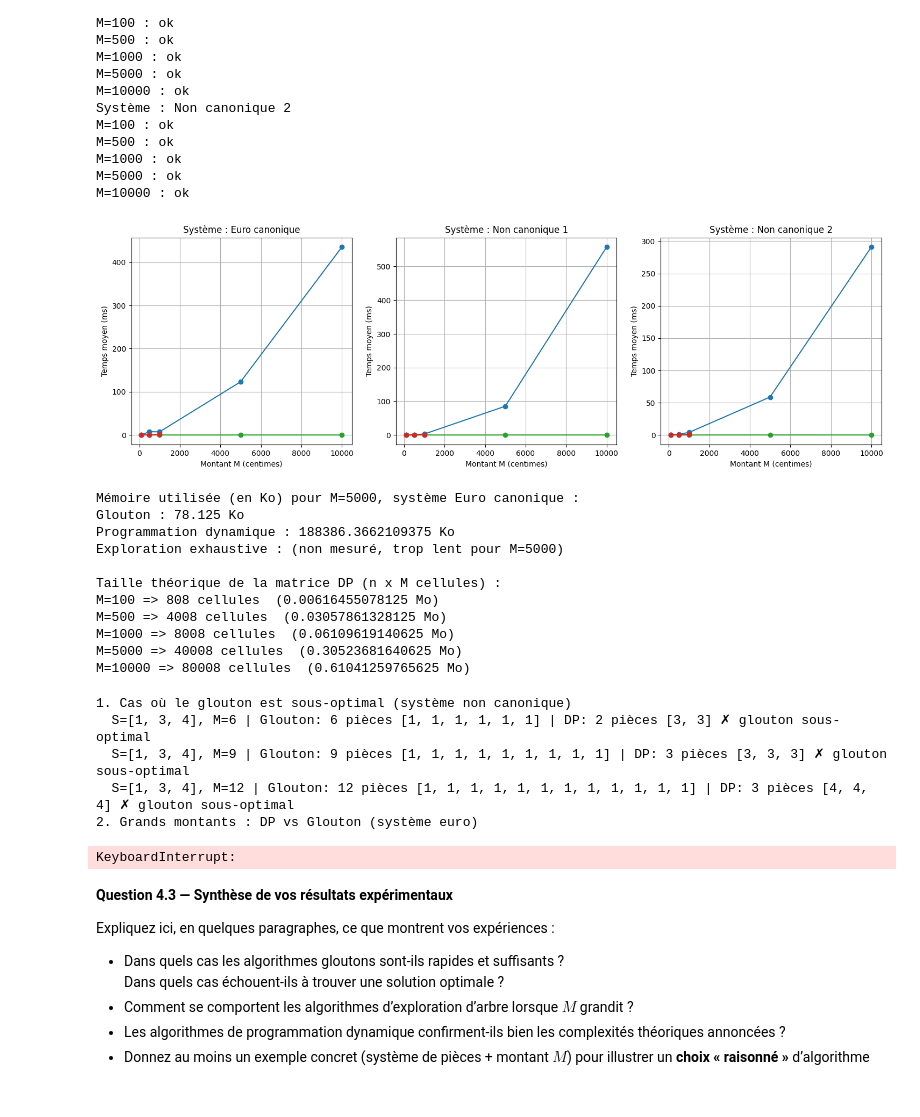
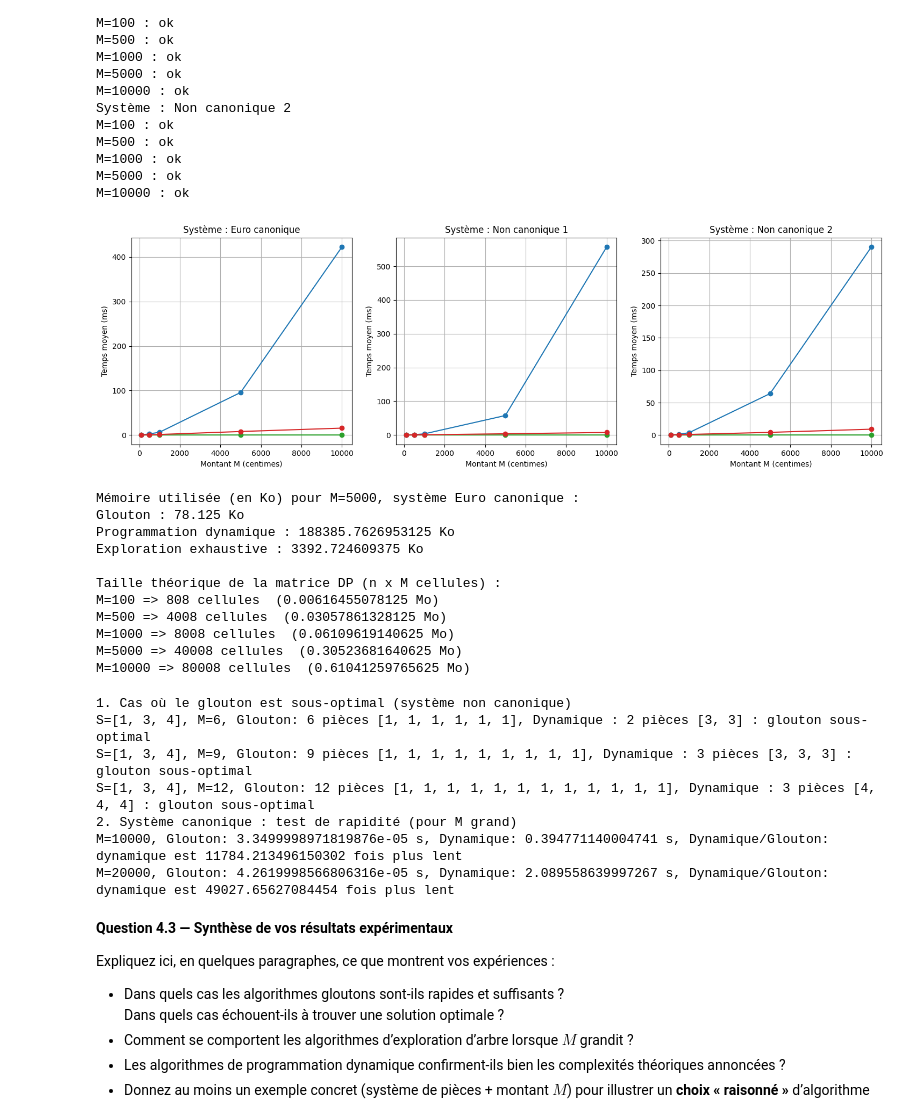
Before and after one commit to CDRom52/TD-Info, a Jupyter notebook: TC1/TD7/rendu.ipynb, the cells around one changed output. Cells and saved outputs as stored; diff of their text form; code cells hidden in the pictures.

```diff
--- a/TC1/TD7/rendu.ipynb
+++ b/TC1/TD7/rendu.ipynb
@@ -70,18 +60,19 @@ def Progdyn(S, M):
     Returns:
         int: Nombre minimum de pièces nécessaires pour atteindre le montant M, ou None si ce n'est pas possible.
     """
+    n = len(S)
     # Initialisation de la matrice d'indices
-    mat = [[0 if m == 0 else float('inf') for m in range(M + 1)] for i in range(len(S) + 1)]
+    mat = [[0 if m == 0 else float('inf') for m in range(M + 1)] for i in range(n + 1)]
 
     # Remplissage de la matrice d'indices
-    for i in range(1, len(S) + 1):
-        for m in range(1, M + 1):
+    for i in range(1, n + 1): # A chaque ligne de la matrice, on rajoute une pièce
+        for m in range(1, M + 1): # A chaque colonne de la matrice, on regarde le montant à atteindre
             if m - S[i - 1] >= 0:
                 mat[i][m] = min(1 + mat[i][m - S[i - 1]], mat[i - 1][m])
             else:
                 mat[i][m] = mat[i - 1][m]
 
-    return mat[len(S)][M] if mat[len(S)][M] != float('inf') else None
+    return mat[n][M] if mat[n][M] != float('inf') else None
 # %% [markdown]
 **Tests**
 
@@ -681,16 +674,16 @@ def plus_court_chemin_backtracking(graph: dict, start: str) -> list:
     return chemin
 
 
-def algo_exploration(S: list[int], M: int) -> tuple[int, list[int]] | None:
+def algo_exploration(S, M):
     graph = Monnaie_graphe(S, M)
     if 0 not in graph:
         return None  # montant inatteignable
 
     chemin = plus_court_chemin_backtracking(graph, M)
     # chemin = [M, ..., 0] : les montants intermédiaires
-    # Les pièces utilisées = les arcs, soit les différences entre nœuds consécutifs
-    coins = [chemin[i] - chemin[i+1] for i in range(len(chemin) - 1)]
-    return len(coins), coins
+    # Les pièces utilisées = les arcs, soit les différences entre noeuds consécutifs
+    T = [chemin[i] - chemin[i+1] for i in range(len(chemin) - 1)]
+    return len(T), T
 
 
 algorithmes = {
@@ -760,10 +753,6 @@ for nom_sys, S in systemes.items():
     print(f"Système : {nom_sys}")
     for M in montants:
         for nom_algo, fn in algorithmes.items():
-            # L'exploration exhaustive est trop lente pour les grands M
-            if nom_algo == "Exploration exhaustive" and M > 2000:
-                resultats[nom_algo][nom_sys].append(None)
-                continue
             t = mesurer_temps(fn, S, M, nb_repetitions=NB_REP)
             resultats[nom_algo][nom_sys].append(t)
         print(f"M={M} : ok")
@@ -789,28 +778,26 @@ M=10000 : ok
 # %%
 # TRACÉ DES COURBES
 
 import matplotlib.pyplot as plt
 
 fig, axes = plt.subplots(1, len(systemes), figsize=(6 * len(systemes), 5))
 
 colors = {"Glouton": "tab:green", "Programmation dynamique": "tab:blue", "Exploration exhaustive": "tab:red"}
 
 for ax, (nom_sys, _) in zip(axes, systemes.items()):
     for nom_algo in algorithmes:
         temps_algo = resultats[nom_algo][nom_sys]
-        # Filtrer les None (exploration trop lente)
-        M_valides = [M for M, t in zip(montants, temps_algo) if t is not None]
-        t_valides = [t * 1000 for t in temps_algo if t is not None] # en ms
-        ax.plot(M_valides, t_valides, label=nom_algo, color=colors[nom_algo], marker="o")
+        t_ms = [t * 1000 for t in temps_algo]
+        ax.plot(montants, t_ms, label=nom_algo, color=colors[nom_algo], marker="o")
     ax.set_title(f"Système : {nom_sys}")
     ax.set_xlabel("Montant M (centimes)")
     ax.set_ylabel("Temps moyen (ms)")
     ax.grid(True)
 
 
 plt.show()
 # %% [output]
-[figure, old version]
+[figure, new version]
 # %%
 
 # ESQUISSE DE MESURE DE LA MÉMOIRE (OPTIONNEL)
@@ -834,9 +821,6 @@ S = systemes["Euro canonique"]
 M = 5_000
 
 for nom, fn in algorithmes.items():
-    if nom == "Exploration exhaustive":
-        print(f"{nom} : (non mesuré, trop lent pour M={M})")
-        continue
     mem = mesurer_memoire(fn, S, M)
     print(f"{nom} : {mem / 1024} Ko")
 
@@ -848,8 +832,8 @@ for M_val, taille in tailles_matrice:
 # %% [output]
 Mémoire utilisée (en Ko) pour M=5000, système Euro canonique :
 Glouton : 78.125 Ko
-Programmation dynamique : 188386.3662109375 Ko
-Exploration exhaustive : (non mesuré, trop lent pour M=5000)
+Programmation dynamique : 188385.7626953125 Ko
+Exploration exhaustive : 3392.724609375 Ko
 
 Taille théorique de la matrice DP (n x M cellules) :
 M=100 => 808 cellules  (0.00616455078125 Mo)
@@ -862,26 +846,27 @@ M=10000 => 80008 cellules  (0.61041259765625 Mo)
 
 print("1. Cas où le glouton est sous-optimal (système non canonique)")
 
-S_nc = [1, 3, 4]
+S_nc = [1, 3, 4] # Système non canonique
 for M_test in [6, 9, 12]:
-    r_g  = algo_glouton(S_nc, M_test)
-    r_dp = algo_prog_dyn(S_nc, M_test)
-    optimal = (r_g[0] == r_dp[0]) if r_g is not None and r_dp is not None else False
-    print(f"  S={S_nc}, M={M_test} | Glouton: {r_g[0]} pièces {r_g[1]} | DP: {r_dp[0]} pièces {r_dp[1]} {'✓' if optimal else '✗ glouton sous-optimal'}")
+    res_g  = algo_glouton(S_nc, M_test)
+    res_dyn = algo_prog_dyn(S_nc, M_test)
+    optimal = (res_g[0] == res_dyn[0]) if res_g is not None and res_dyn is not None else False
+    print(f"S={S_nc}, M={M_test}, Glouton: {res_g[0]} pièces {res_g[1]}, Dynamique : {res_dyn[0]} pièces {res_dyn[1]} : {'Optimal' if optimal else 'glouton sous-optimal'}")
 
-print("2. Grands montants : DP vs Glouton (système euro)")
+print("2. Système canonique : test de rapidité (pour M grand)")
 S_euro = [1, 2, 5, 10, 20, 50, 100, 200, 500, 1000, 2000, 5000, 10000]
-for M_test in [10_000, 50_000, 100_000]:
-    t_g  = mesurer_temps(algo_glouton,    S_euro, M_test, nb_repetitions=5)
-    t_dp = mesurer_temps(algo_prog_dyn,   S_euro, M_test, nb_repetitions=5)
-    print(f"  M={M_test:7d} | Glouton: {t_g*1000:7.2f} ms | DP: {t_dp*1000:7.2f} ms | ratio DP/Glouton: {t_dp/t_g:.1f}×")
+for M_test in [10_000, 20_000]:
+    t_g  = mesurer_temps(algo_glouton, S_euro, M_test, 5)
+    t_dyn = mesurer_temps(algo_prog_dyn, S_euro, M_test, 5)
+    print(f"M={M_test}, Glouton: {t_g} s, Dynamique: {t_dyn} s, Dynamique/Glouton: dynamique est {t_dyn/t_g} fois plus lent")
 # %% [output]
 1. Cas où le glouton est sous-optimal (système non canonique)
-  S=[1, 3, 4], M=6 | Glouton: 6 pièces [1, 1, 1, 1, 1, 1] | DP: 2 pièces [3, 3] ✗ glouton sous-optimal
-  S=[1, 3, 4], M=9 | Glouton: 9 pièces [1, 1, 1, 1, 1, 1, 1, 1, 1] | DP: 3 pièces [3, 3, 3] ✗ glouton sous-optimal
-  S=[1, 3, 4], M=12 | Glouton: 12 pièces [1, 1, 1, 1, 1, 1, 1, 1, 1, 1, 1, 1] | DP: 3 pièces [4, 4, 4] ✗ glouton sous-optimal
-2. Grands montants : DP vs Glouton (système euro)
+S=[1, 3, 4], M=6, Glouton: 6 pièces [1, 1, 1, 1, 1, 1], Dynamique : 2 pièces [3, 3] : glouton sous-optimal
+S=[1, 3, 4], M=9, Glouton: 9 pièces [1, 1, 1, 1, 1, 1, 1, 1, 1], Dynamique : 3 pièces [3, 3, 3] : glouton sous-optimal
+S=[1, 3, 4], M=12, Glouton: 12 pièces [1, 1, 1, 1, 1, 1, 1, 1, 1, 1, 1, 1], Dynamique : 3 pièces [4, 4, 4] : glouton sous-optimal
+2. Système canonique : test de rapidité (pour M grand)
+M=10000, Glouton: 3.3499998971819876e-05 s, Dynamique: 0.394771140004741 s, Dynamique/Glouton: dynamique est 11784.213496150302 fois plus lent
+M=20000, Glouton: 4.2619998566806316e-05 s, Dynamique: 2.089558639997267 s, Dynamique/Glouton: dynamique est 49027.65627084454 fois plus lent
-KeyboardInterrupt:
 # %% [markdown]
 **Question 4.3 — Synthèse de vos résultats expérimentaux**
 
```
Also changed, not shown: parts of 8 cells of this notebook.
